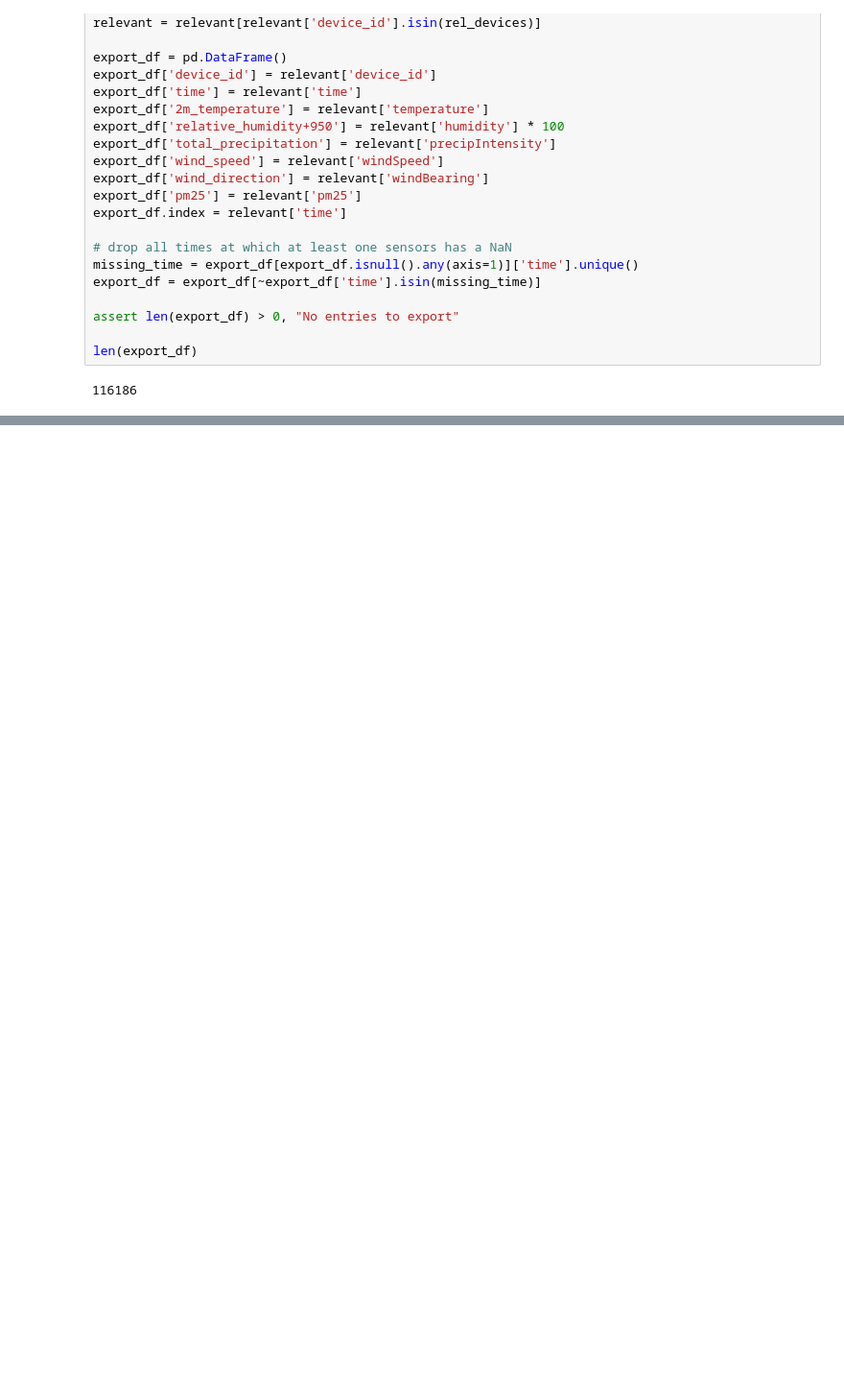
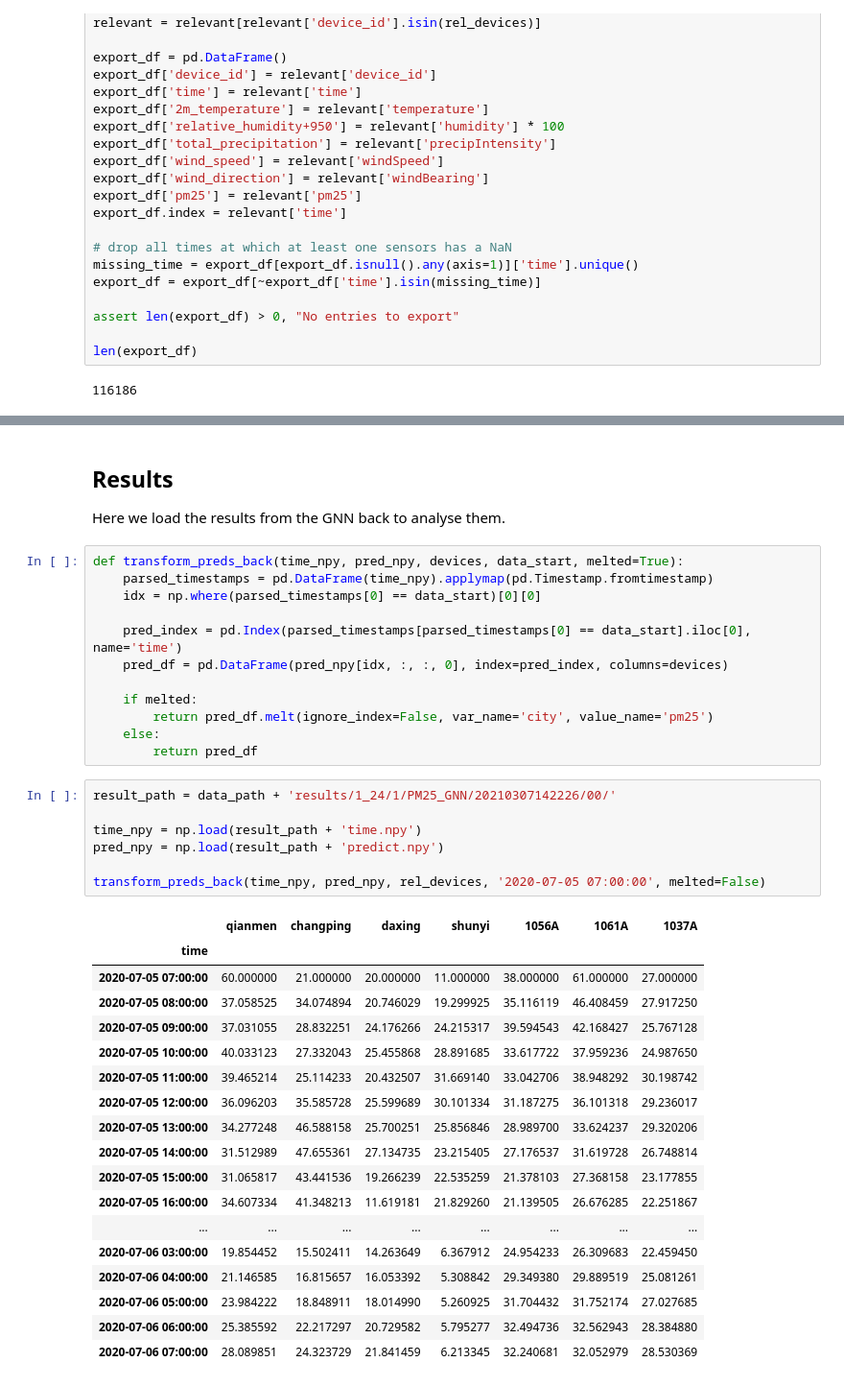
Before and after one commit to deutschmn/split-pollution-sources, a Jupyter notebook: gnn-prep.ipynb, the cells around one changed output, grey strips where cells are left out. Shown at 96% size. Cells and saved outputs as stored; diff of their text form; blank space fills up the shorter version.

Commit message:
Implement save and load for GNN

```diff
--- a/gnn-prep.ipynb
+++ b/gnn-prep.ipynb
@@ -118,0 +144,42 @@ interactive(children=(Text(value='[:100, :, 0]', description='Slice:', placehold
+# %% [markdown]
+## Results
+
+Here we load the results from the GNN back to analyse them.
+# %%
+def transform_preds_back(time_npy, pred_npy, devices, data_start, melted=True):
+    parsed_timestamps = pd.DataFrame(time_npy).applymap(pd.Timestamp.fromtimestamp)
+    idx = np.where(parsed_timestamps[0] == data_start)[0][0]
+
+    pred_index = pd.Index(parsed_timestamps[parsed_timestamps[0] == data_start].iloc[0], name='time')
+    pred_df = pd.DataFrame(pred_npy[idx, :, :, 0], index=pred_index, columns=devices)
+
+    if melted:
+        return pred_df.melt(ignore_index=False, var_name='city', value_name='pm25')
+    else:
+        return pred_df
+# %%
+result_path = data_path + 'results/1_24/1/PM25_GNN/20210307142226/00/'
+
+time_npy = np.load(result_path + 'time.npy')
+pred_npy = np.load(result_path + 'predict.npy')
+
+transform_preds_back(time_npy, pred_npy, rel_devices, '2020-07-05 07:00:00', melted=False)
+# %% [output]
+|  | qianmen | changping | daxing | shunyi | 1056A | 1061A | 1037A |
+| time |  |  |  |  |  |  |  |
+| 2020-07-05 07:00:00 | 60.000000 | 21.000000 | 20.000000 | 11.000000 | 38.000000 | 61.000000 | 27.000000 |
+| 2020-07-05 08:00:00 | 37.058525 | 34.074894 | 20.746029 | 19.299925 | 35.116119 | 46.408459 | 27.917250 |
+| 2020-07-05 09:00:00 | 37.031055 | 28.832251 | 24.176266 | 24.215317 | 39.594543 | 42.168427 | 25.767128 |
+| 2020-07-05 10:00:00 | 40.033123 | 27.332043 | 25.455868 | 28.891685 | 33.617722 | 37.959236 | 24.987650 |
+| 2020-07-05 11:00:00 | 39.465214 | 25.114233 | 20.432507 | 31.669140 | 33.042706 | 38.948292 | 30.198742 |
+| 2020-07-05 12:00:00 | 36.096203 | 35.585728 | 25.599689 | 30.101334 | 31.187275 | 36.101318 | 29.236017 |
+| 2020-07-05 13:00:00 | 34.277248 | 46.588158 | 25.700251 | 25.856846 | 28.989700 | 33.624237 | 29.320206 |
+| 2020-07-05 14:00:00 | 31.512989 | 47.655361 | 27.134735 | 23.215405 | 27.176537 | 31.619728 | 26.748814 |
+| 2020-07-05 15:00:00 | 31.065817 | 43.441536 | 19.266239 | 22.535259 | 21.378103 | 27.368158 | 23.177855 |
+| 2020-07-05 16:00:00 | 34.607334 | 41.348213 | 11.619181 | 21.829260 | 21.139505 | 26.676285 | 22.251867 |
+| ... | ... | ... | ... | ... | ... | ... | ... |
+| 2020-07-06 03:00:00 | 19.854452 | 15.502411 | 14.263649 | 6.367912 | 24.954233 | 26.309683 | 22.459450 |
+| 2020-07-06 04:00:00 | 21.146585 | 16.815657 | 16.053392 | 5.308842 | 29.349380 | 29.889519 | 25.081261 |
+| 2020-07-06 05:00:00 | 23.984222 | 18.848911 | 18.014990 | 5.260925 | 31.704432 | 31.752174 | 27.027685 |
+| 2020-07-06 06:00:00 | 25.385592 | 22.217297 | 20.729582 | 5.795277 | 32.494736 | 32.562943 | 28.384880 |
+| 2020-07-06 07:00:00 | 28.089851 | 24.323729 | 21.841459 | 6.213345 | 32.240681 | 32.052979 | 28.530369 |
```
Also changed, not shown: parts of 12 cells of this notebook, 1 other file.
